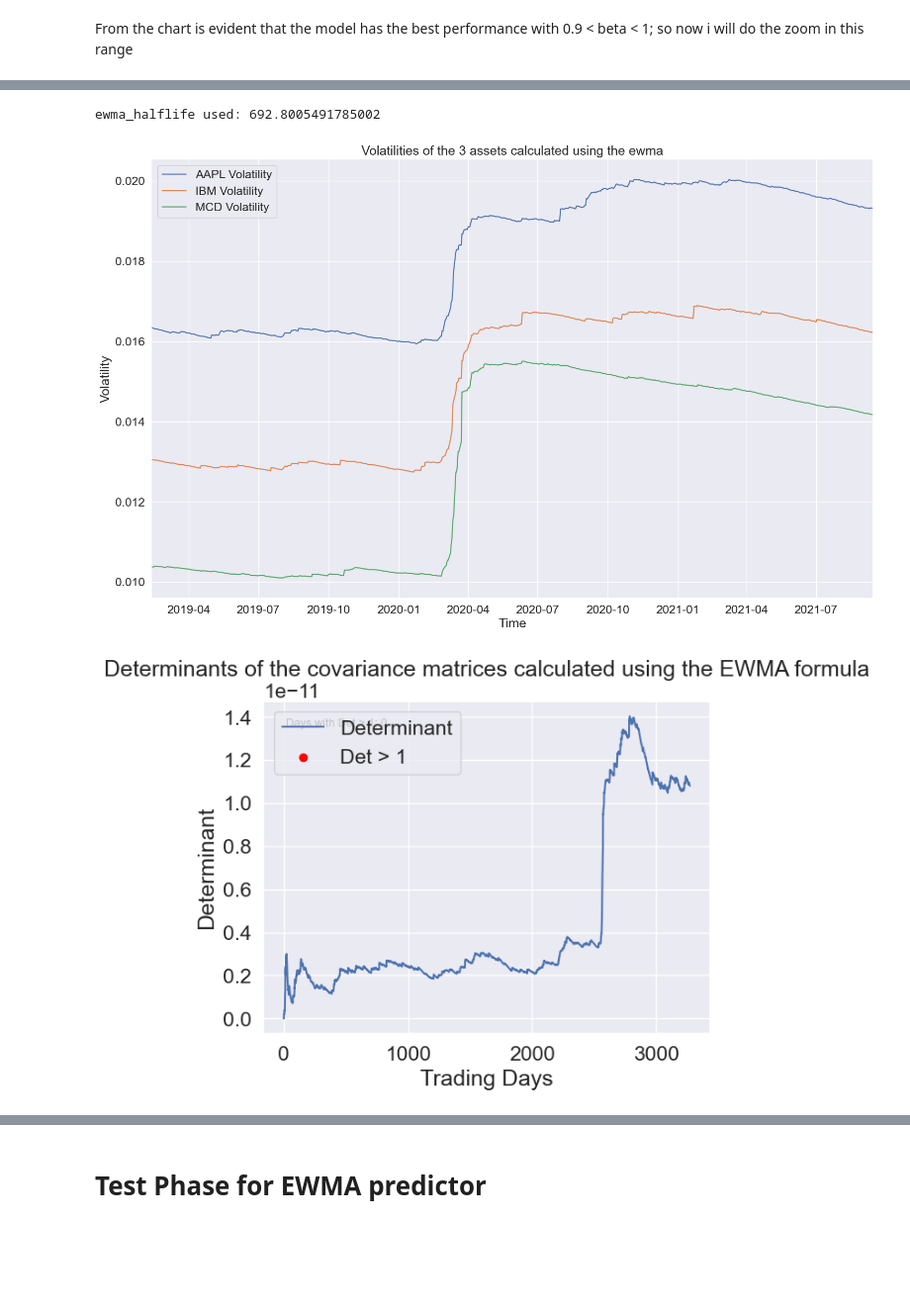
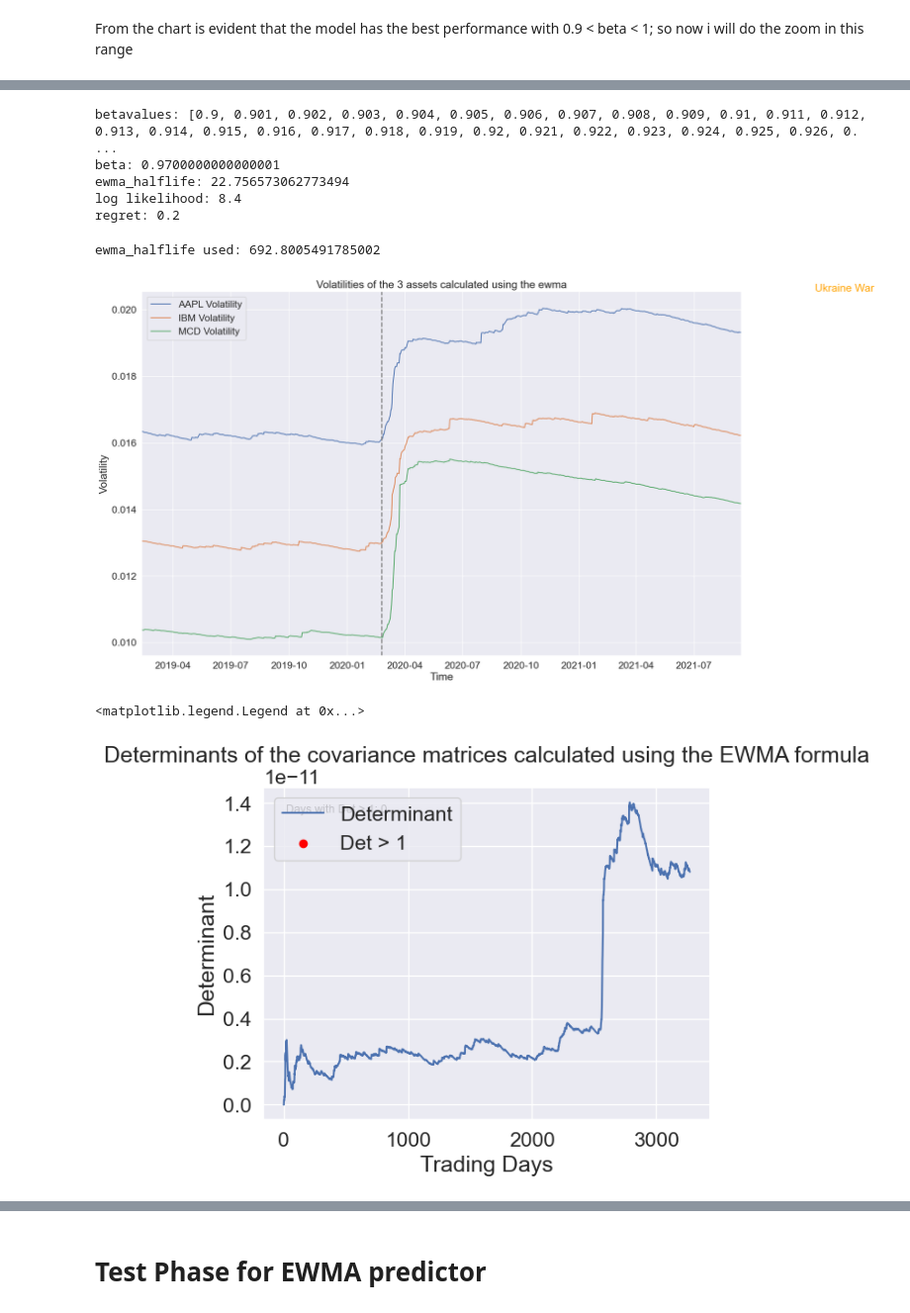
Before and after one commit to StefanoChiodini/cov_pred_finance, a Jupyter notebook: experiments/ewmaPerformance.ipynb, the cells around one changed output, grey strips where cells are left out. Shown at 99% size. Saved outputs shown, nothing was run; the diff lists cells and outputs as text; code cells hidden in the pictures; blank space fills up the shorter version.

Commit message:
improved charts and added multiportfolio performance analysis

```diff
--- a/experiments/ewmaPerformance.ipynb
+++ b/experiments/ewmaPerformance.ipynb
@@ -70,8 +74,8 @@ def plot_prices_volatilities_for_ewma(stock_prices, real_volatility, real_volati
 # %% [markdown]
 # Import Data
 # %%
-stocksPrices = pd.read_csv('data/stocksPrices.csv', index_col=0, parse_dates=True)
-stocksPercentageChangeReturn = pd.read_csv('data/stocksPercentageChange.csv', index_col=0, parse_dates=True)
+stocksPrices = pd.read_csv('data/threeStocksPortfolios.csv', index_col=0, parse_dates=True)
+stocksPercentageChangeReturn = pd.read_csv('data/threeStocksPortfolioPercentageChange.csv', index_col=0, parse_dates=True)
 uniformlyDistributedReturns = stocksPercentageChangeReturn.copy() # this is a copy of the original dataset returns; i will use this to make it non-uniformly distributed
 
 # Risk-free rate
@@ -591,3 +672,20 @@ highlightPoint2Y: 0.2
+# %%
+# print the log likelihood value and regret value for beta = 0.97
+Beta = 0.9700000000000001
+ewma_halflife = -np.log(2) / np.log(Beta)
+
+print("betavalues: " + str(betaValues))
+
+print("beta: " + str(Beta))
+print("ewma_halflife: " + str(ewma_halflife))
+print("log likelihood: " + str(ewmaMeanlogLikelihoodValues[betaValues.index(Beta)]))
+print("regret: " + str(ewmaMeanRegretValues[betaValues.index(Beta)]))
+# %% [output]
+betavalues: [0.9, 0.901, 0.902, 0.903, 0.904, 0.905, 0.906, 0.907, 0.908, 0.909, 0.91, 0.911, 0.912, 0.913, 0.914, 0.915, 0.916, 0.917, 0.918, 0.919, 0.92, 0.921, 0.922, 0.923, 0.924, 0.925, 0.926, 0. ...
+beta: 0.9700000000000001
+ewma_halflife: 22.756573062773494
+log likelihood: 8.4
+regret: 0.2
 # %%
 # prepare the date for the test phase
 prescientAlreadyPrinted = False
@@ -653,44 +751,49 @@ plt.title("Volatilities of the 3 assets calculated using the ewma")
 plt.xlabel("Time")
 plt.ylabel("Volatility")
 
+# Adding vertical lines for specific events
+plt.axvline(pd.Timestamp('2020-02-24'), color='gray', linestyle='--', lw=2)  # COVID start
+plt.axvline(pd.Timestamp('2022-02-24'), color='orange', linestyle='--', lw=2)  # Ukraine War start
+
+# Annotations for the events
+#plt.text(pd.Timestamp('2020-02-24'), plt.ylim()[1], 'COVID', horizontalalignment='center', color='gray')
+plt.text(pd.Timestamp('2022-02-24'), plt.ylim()[1], 'Ukraine War', horizontalalignment='center', color='orange')
+
 # set x-axis limits to match the start and end dates
 plt.xlim(left=df_ewma_volatility_aapl.index[0], right=df_ewma_volatility_aapl.index[-1])
 plt.show()
 
 # here i study the determinants of the covariance matrices calculated using the ewma formula
 determinants_ewma = []
 indices = []  # To store the indices for the x-axis
 days_greater_than_one_indices = []  # To store indices where determinant > 1
 days_greater_than_one_values = []  # To store determinant values where > 1
 
 for index, (date, cov_matrix) in enumerate(ewmaDict.items()):
     determinant = np.linalg.det(cov_matrix)
     determinants_ewma.append(determinant)
     indices.append(index)
     if determinant > 1:
         days_greater_than_one_indices.append(index)
         days_greater_than_one_values.append(determinant)
 
 # Plotting all determinants
 plt.plot(indices, determinants_ewma, label='Determinant', zorder=1)
 
 # Highlighting determinants > 1 with red dots
 plt.scatter(days_greater_than_one_indices, days_greater_than_one_values, color='red', zorder=2, label='Det > 1')
 
 # Adding a text annotation for the count of days with determinant > 1
 plt.text(0.05, 0.95, f'Days with Det > 1: {len(days_greater_than_one_indices)}', transform=plt.gca().transAxes, fontsize=9, verticalalignment='top')
 
 plt.title("Determinants of the covariance matrices calculated using the EWMA formula")
 plt.xlabel("Trading Days")
 plt.ylabel("Determinant")
 plt.legend()
-
-
-
-plt.show()
 # %% [output]
 ewma_halflife used: 692.8005491785002
-[figure, old version]
+[figure, new version]
+<matplotlib.legend.Legend at 0x...>
 [figure]
 # %%
 # HERE THERE IS THE VOLATILITY ANALYSIS OF THE EWMA PREDICTOR COMPARED TO THE REAL VOLATILITY
```
Also changed, not shown: parts of 14 cells of this notebook, 11 other files.
